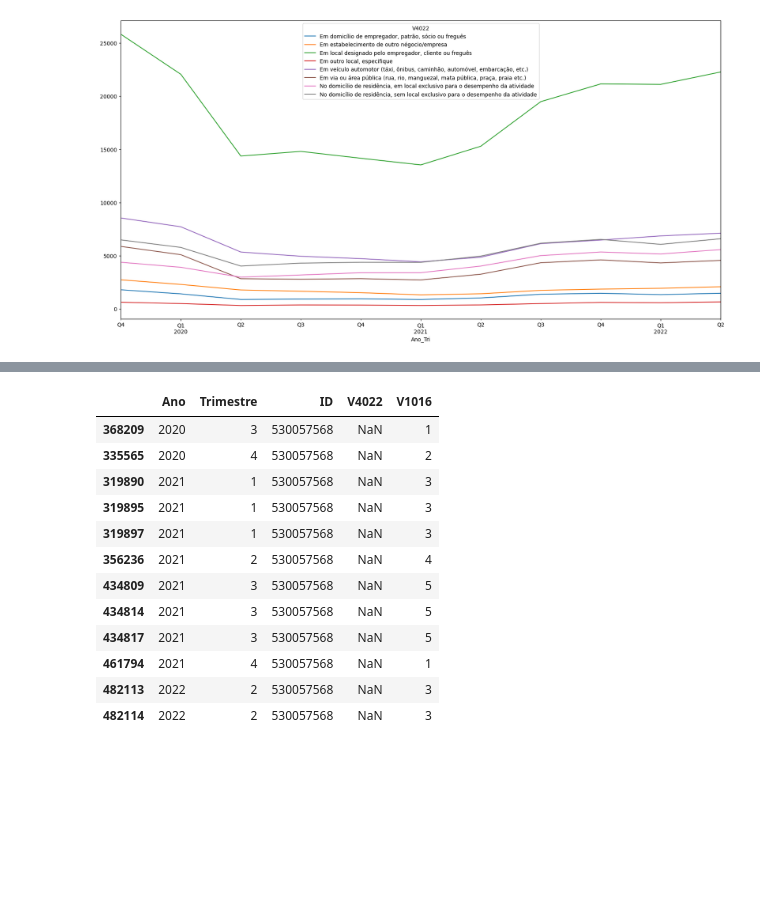
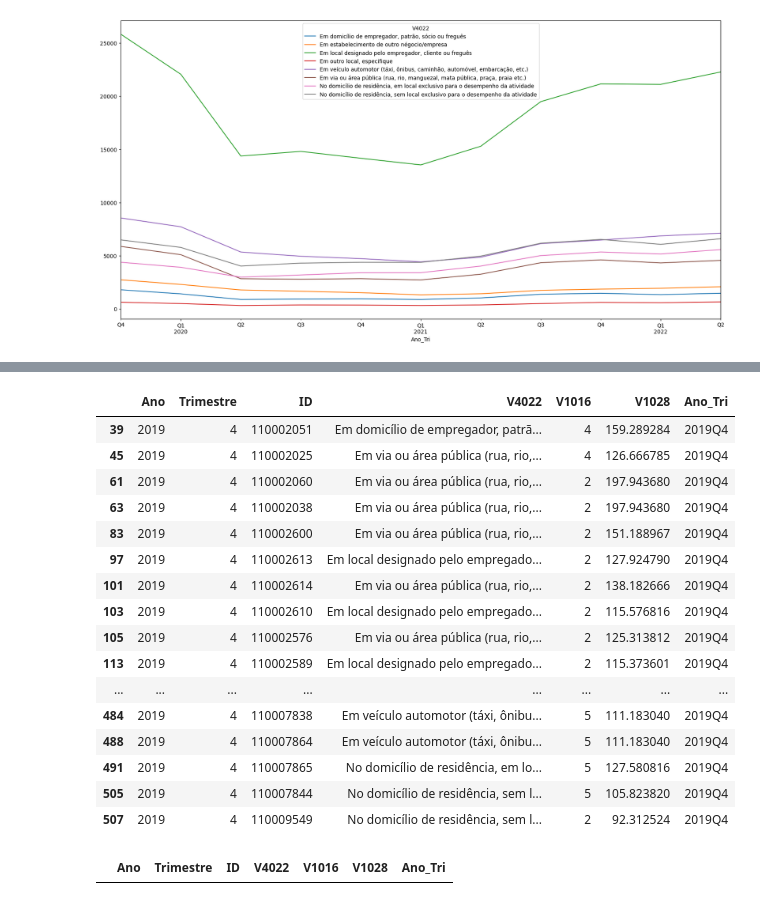
Before and after one commit to msbrasil/Mercado-de-Trabalho-Remoto, a Jupyter notebook: análise V4022.ipynb, the cells around one changed output, grey strips where cells are left out. Cells and saved outputs as stored; diff of their text form; code cells hidden in the pictures; blank space fills up the shorter version.

Commit message:
criação da variável ID
Chave ID para indivíduos e análise do local de trabalho

```diff
--- a/análise V4022.ipynb
+++ b/análise V4022.ipynb
@@ -145,17 +210,25 @@ plt.show()
+# %%
+pnadc_completa.dropna().head(50)
+# %% [output]
+|  | Ano | Trimestre | ID | V4022 | V1016 | V1028 | Ano_Tri |
+| 39 | 2019 | 4 | 110002051 | Em domicílio de empregador, patrã... | 4 | 159.289284 | 2019Q4 |
+| 45 | 2019 | 4 | 110002025 | Em via ou área pública (rua, rio,... | 4 | 126.666785 | 2019Q4 |
+| 61 | 2019 | 4 | 110002060 | Em via ou área pública (rua, rio,... | 2 | 197.943680 | 2019Q4 |
+| 63 | 2019 | 4 | 110002038 | Em via ou área pública (rua, rio,... | 2 | 197.943680 | 2019Q4 |
+| 83 | 2019 | 4 | 110002600 | Em via ou área pública (rua, rio,... | 2 | 151.188967 | 2019Q4 |
+| 97 | 2019 | 4 | 110002613 | Em local designado pelo empregado... | 2 | 127.924790 | 2019Q4 |
+| 101 | 2019 | 4 | 110002614 | Em via ou área pública (rua, rio,... | 2 | 138.182666 | 2019Q4 |
+| 103 | 2019 | 4 | 110002610 | Em local designado pelo empregado... | 2 | 115.576816 | 2019Q4 |
+| 105 | 2019 | 4 | 110002576 | Em via ou área pública (rua, rio,... | 2 | 125.313812 | 2019Q4 |
+| 113 | 2019 | 4 | 110002589 | Em local designado pelo empregado... | 2 | 115.373601 | 2019Q4 |
+| ... | ... | ... | ... | ... | ... | ... | ... |
+| 484 | 2019 | 4 | 110007838 | Em veículo automotor (táxi, ônibu... | 5 | 111.183040 | 2019Q4 |
+| 488 | 2019 | 4 | 110007864 | Em veículo automotor (táxi, ônibu... | 5 | 111.183040 | 2019Q4 |
+| 491 | 2019 | 4 | 110007865 | No domicílio de residência, em lo... | 5 | 127.580816 | 2019Q4 |
+| 505 | 2019 | 4 | 110007844 | No domicílio de residência, sem l... | 5 | 105.823820 | 2019Q4 |
+| 507 | 2019 | 4 | 110009549 | No domicílio de residência, sem l... | 2 | 92.312524 | 2019Q4 |
 # %%
 #isso pode ser um erro??????
-pnadc_completa[pnadc_completa['ID'] == 530057568]
+pnadc_completa[pnadc_completa['ID'] == 110005406]
 # %% [output]
-|  | Ano | Trimestre | ID | V4022 | V1016 |
-| 368209 | 2020 | 3 | 530057568 | NaN | 1 |
-| 335565 | 2020 | 4 | 530057568 | NaN | 2 |
-| 319890 | 2021 | 1 | 530057568 | NaN | 3 |
-| 319895 | 2021 | 1 | 530057568 | NaN | 3 |
-| 319897 | 2021 | 1 | 530057568 | NaN | 3 |
-| 356236 | 2021 | 2 | 530057568 | NaN | 4 |
-| 434809 | 2021 | 3 | 530057568 | NaN | 5 |
-| 434814 | 2021 | 3 | 530057568 | NaN | 5 |
-| 434817 | 2021 | 3 | 530057568 | NaN | 5 |
-| 461794 | 2021 | 4 | 530057568 | NaN | 1 |
-| 482113 | 2022 | 2 | 530057568 | NaN | 3 |
-| 482114 | 2022 | 2 | 530057568 | NaN | 3 |
+|  | Ano | Trimestre | ID | V4022 | V1016 | V1028 | Ano_Tri |
```
Also changed, not shown: parts of 13 cells of this notebook.
